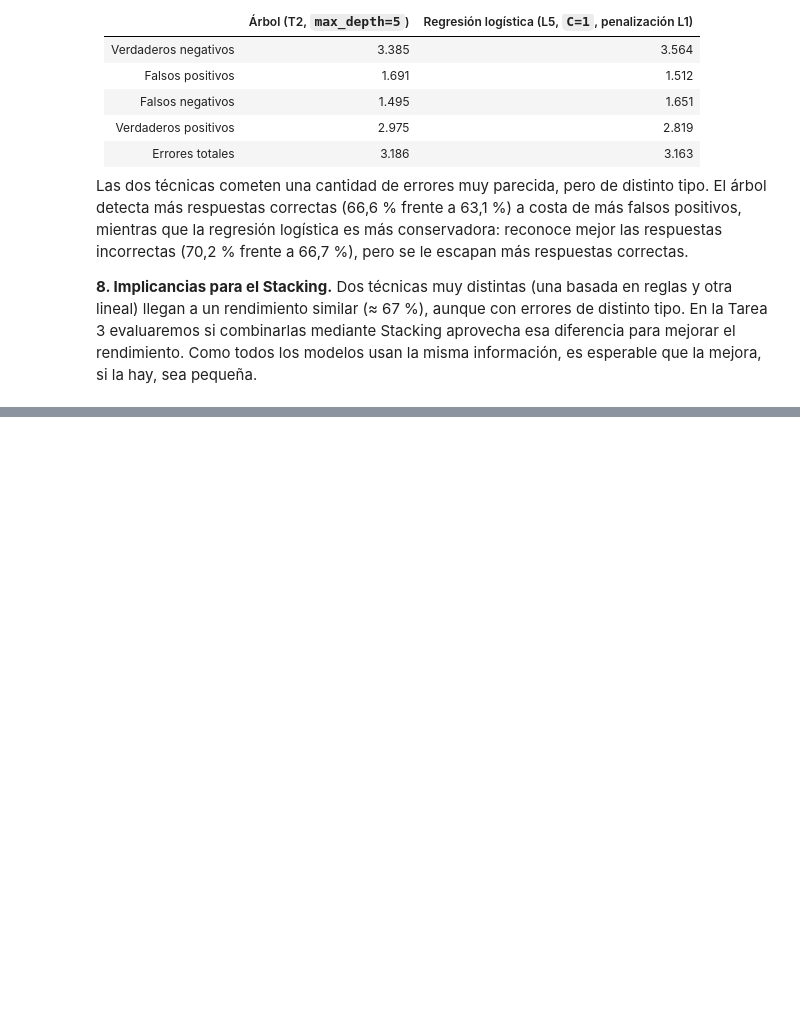
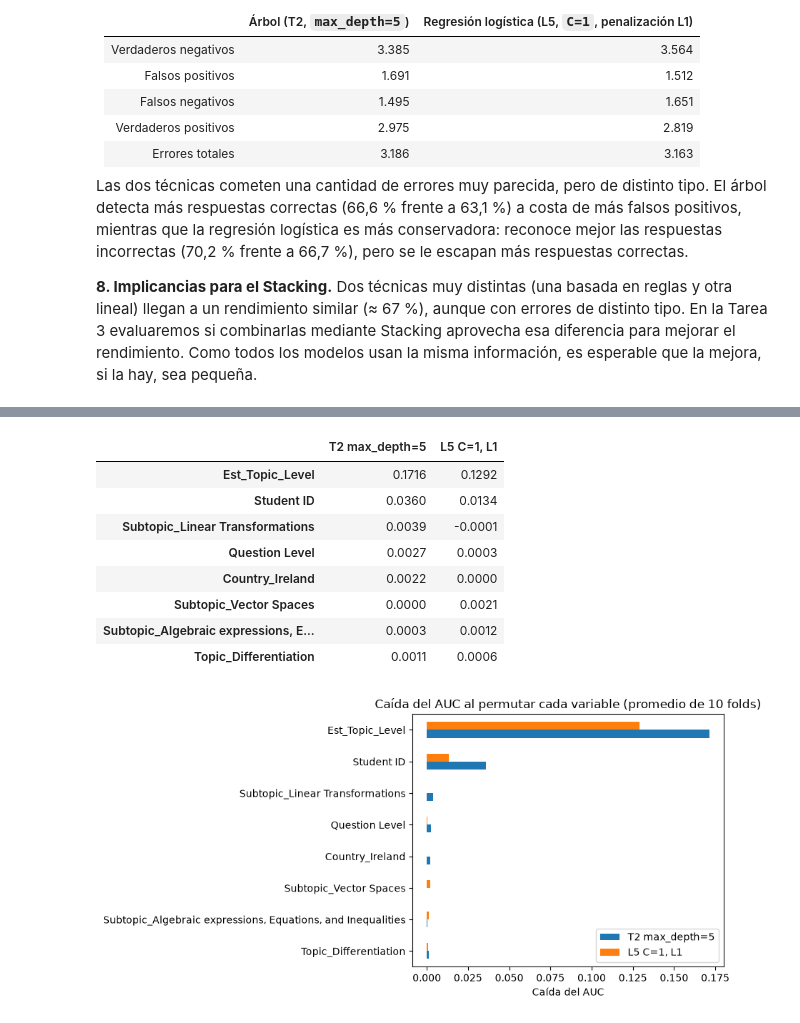
Before and after one commit to Delfina-Flaherty/TPMineria, a Jupyter notebook: notebooks/02_clasificacion.ipynb, the cells around one changed output, grey strips where cells are left out. Drawn from its saved outputs; the diff is of its cells as text; code cells hidden in the pictures; blank space fills up the shorter version.

```diff
--- a/notebooks/02_clasificacion.ipynb
+++ b/notebooks/02_clasificacion.ipynb
@@ -353,0 +402,34 @@ Las dos técnicas cometen una cantidad de errores muy parecida, pero de distinto
+# %%
+from sklearn.inspection import permutation_importance
+
+def importancia_permutacion(modelo):
+    """Caída promedio del AUC en test al permutar cada variable (10 folds, 5 repeticiones)."""
+    caidas = []
+    for train, test in cv.split(X_sel, y):
+        pipe = crear_pipeline(modelo).fit(X_sel.iloc[train], y.iloc[train])
+        r = permutation_importance(pipe, X_sel.iloc[test], y.iloc[test], scoring='roc_auc',
+                                   n_repeats=5, random_state=SEMILLA, n_jobs=-1)
+        caidas.append(r.importances_mean)
+    return pd.Series(np.mean(caidas, axis=0), index=X_sel.columns)
+
+perm = pd.DataFrame({mejor_arbol: importancia_permutacion(arboles[mejor_arbol]),
+                     mejor_log: importancia_permutacion(logisticas[mejor_log])})
+perm = perm.loc[perm.max(axis=1).sort_values(ascending=False).index]
+display(perm.head(8).round(4))
+
+perm.head(8)[::-1].plot.barh(figsize=(9, 4.5))
+plt.title('Caída del AUC al permutar cada variable (promedio de 10 folds)')
+plt.xlabel('Caída del AUC')
+plt.tight_layout()
+plt.show()
+# %% [output]
+|  | T2 max_depth=5 | L5 C=1, L1 |
+| Est_Topic_Level | 0.1716 | 0.1292 |
+| Student ID | 0.0360 | 0.0134 |
+| Subtopic_Linear Transformations | 0.0039 | -0.0001 |
+| Question Level | 0.0027 | 0.0003 |
+| Country_Ireland | 0.0022 | 0.0000 |
+| Subtopic_Vector Spaces | 0.0000 | 0.0021 |
+| Subtopic_Algebraic expressions, E... | 0.0003 | 0.0012 |
+| Topic_Differentiation | 0.0011 | 0.0006 |
+[figure, added]
```
Also changed, not shown: parts of 8 cells of this notebook, 2 other files.
